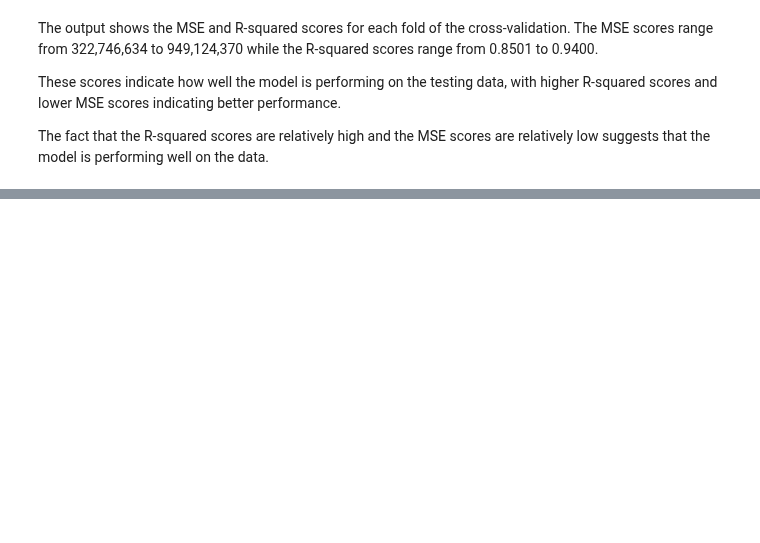
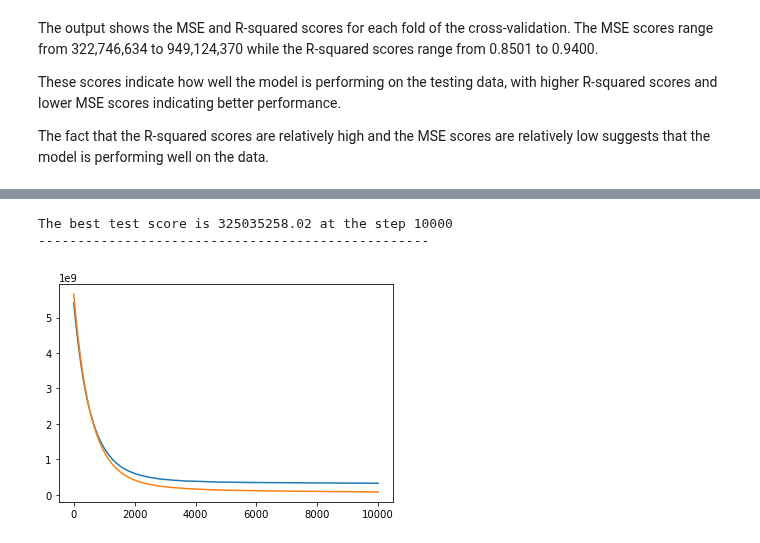
Before and after one commit to jasonphillip/Ames_Housing_ML_Project, a Jupyter notebook: models/UPDATED-gradient-boosting-models.ipynb, the cells around one changed output, grey strips where cells are left out. Saved outputs shown, nothing was run; the diff lists cells and outputs as text; code cells hidden in the pictures; blank space fills up the shorter version.

Commit message:
hyper parameter tuning of gbm

```diff
--- a/models/UPDATED-gradient-boosting-models.ipynb
+++ b/models/UPDATED-gradient-boosting-models.ipynb
@@ -257,7 +260,7 @@ Index([], dtype='object')
 # %% [markdown]
 ## Gradient Boosting Regression Model
 # %%
-gbr = GradientBoostingRegressor()
+gbm = GradientBoostingRegressor()
 kf = KFold(n_splits=5, shuffle=True, random_state=42)
 X = train_dummies.loc[:, train_dummies.columns != "SalePrice"]
 y = train_dummies.loc[:, "SalePrice"]
@@ -266,5 +269,6 @@ X_train, X_test, y_train, y_test = train_test_split(X, y, test_size=0.3)
 [interactive output not drawn]
 # %%
 # FIT
-gbr.fit(X, y)
+gbm.set_params(verbose=1)
+gbm.fit(X, y)
 # %% [output]
@@ -311,0 +381,14 @@ The fact that the R-squared scores are relatively high and the MSE scores are re
+# %%
+learning_rate = 0.001
+max_depth = 4
+
+model1 = tune_gbm(learning_rate, max_depth)
+
+start = 0
+end = 10000  # change start and end to zoom in
+
+demo_gbm_tuning(model1, start, end)
+# %% [output]
+The best test score is 325035258.02 at the step 10000
+--------------------------------------------------
+[figure, added]
```
Also changed, not shown: parts of 10 cells of this notebook.
